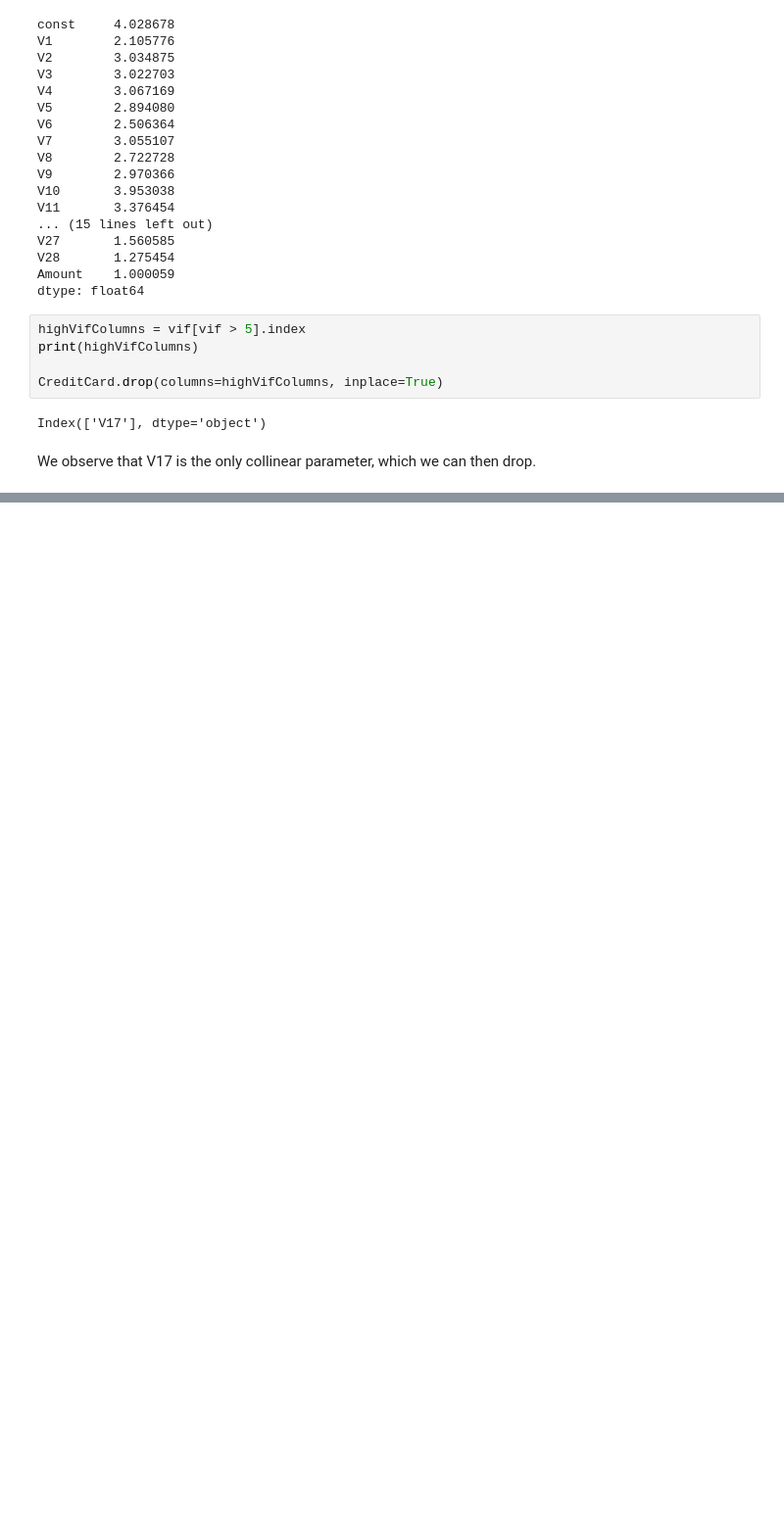
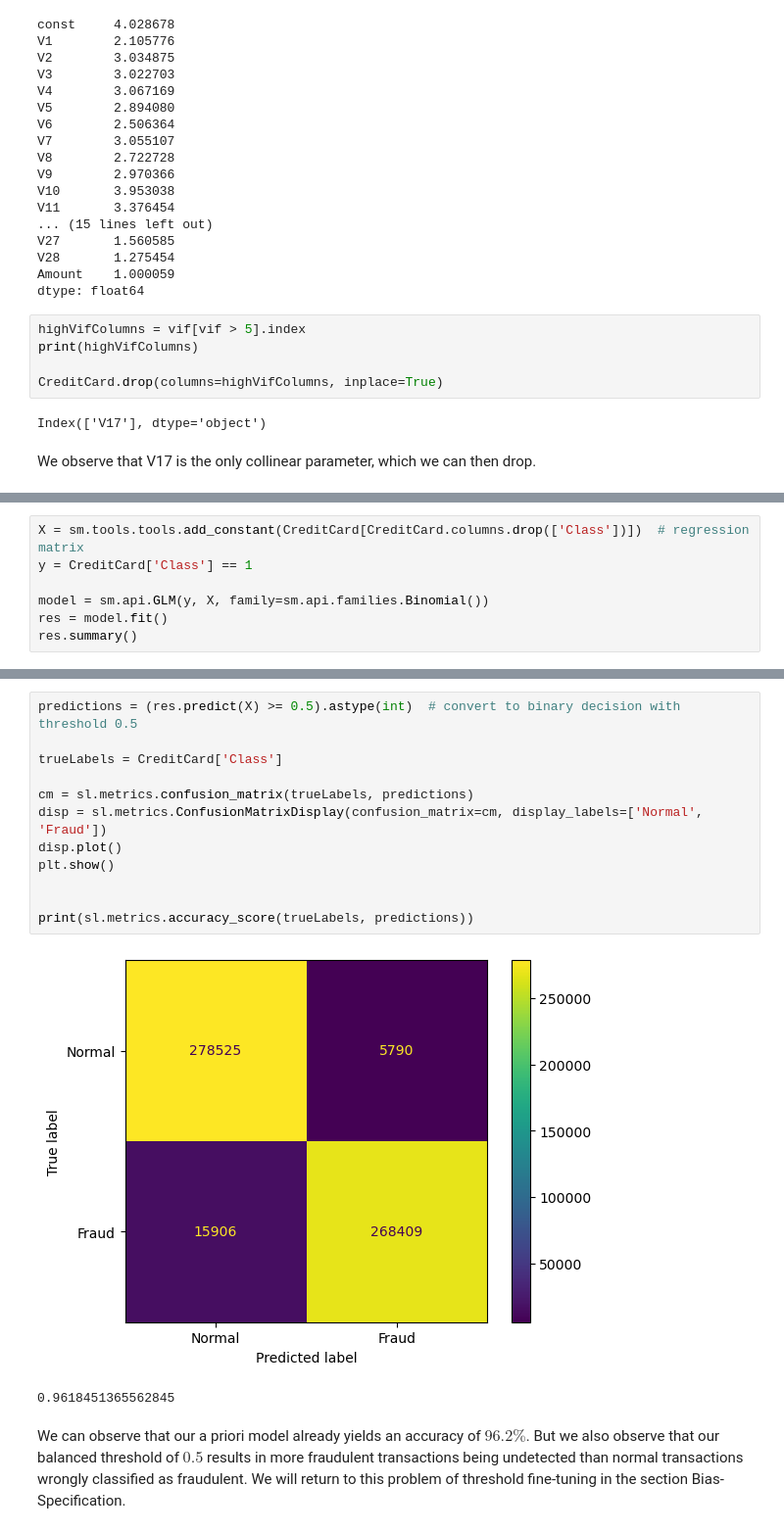
Before and after one commit to PhoenixSmaug/Classification-Guide, a Jupyter notebook: guide.ipynb, the cells around one changed output, grey strips where cells are left out. Shown at 98% size. Saved outputs shown, nothing was run; the diff lists cells and outputs as text; blank space fills up the shorter version.

Commit message:
add a priori model

```diff
--- a/guide.ipynb
+++ b/guide.ipynb
@@ -126,0 +138,7 @@ We observe that V17 is the only collinear parameter, which we can then drop.
+# %%
+X = sm.tools.tools.add_constant(CreditCard[CreditCard.columns.drop(['Class'])])  # regression matrix
+y = CreditCard['Class'] == 1
+
+model = sm.api.GLM(y, X, family=sm.api.families.Binomial())
+res = model.fit()
+res.summary()
@@ -126,0 +172,17 @@ We observe that V17 is the only collinear parameter, which we can then drop.
+# %%
+predictions = (res.predict(X) >= 0.5).astype(int)  # convert to binary decision with threshold 0.5
+
+trueLabels = CreditCard['Class']
+
+cm = sl.metrics.confusion_matrix(trueLabels, predictions)
+disp = sl.metrics.ConfusionMatrixDisplay(confusion_matrix=cm, display_labels=['Normal', 'Fraud'])
+disp.plot()
+plt.show()
+
+
+print(sl.metrics.accuracy_score(trueLabels, predictions))
+# %% [output]
+[figure, added]
+0.9618451365562845
+# %% [markdown]
+We can observe that our a priori model already yields an accuracy of $96.2 \%$. But we also observe that our balanced threshold of $0.5$ results in more fraudulent transactions being undetected than normal transactions wrongly classified as fraudulent. We will return to this problem of threshold fine-tuning in the section Bias-Specification.
```
Also changed, not shown: parts of 12 cells of this notebook, 1 other file.
